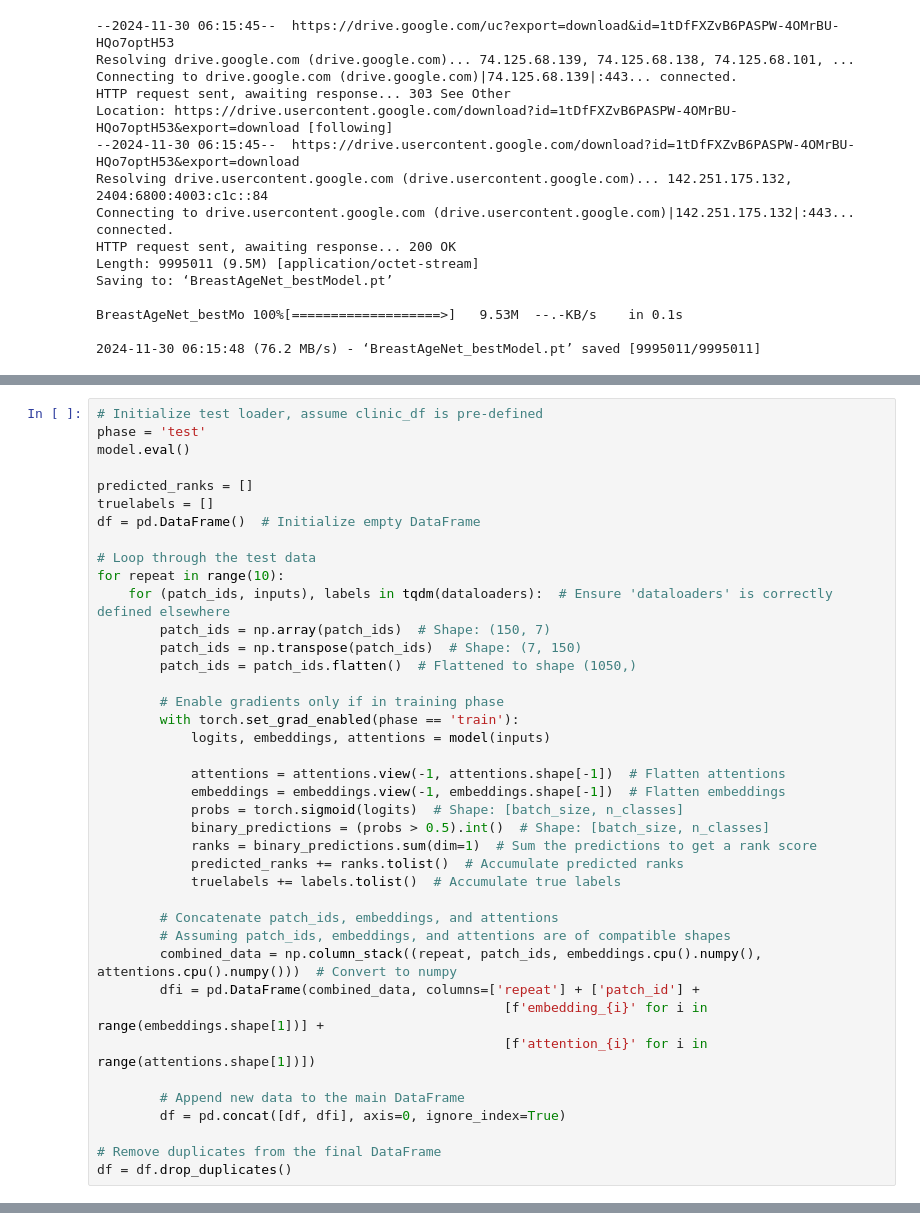
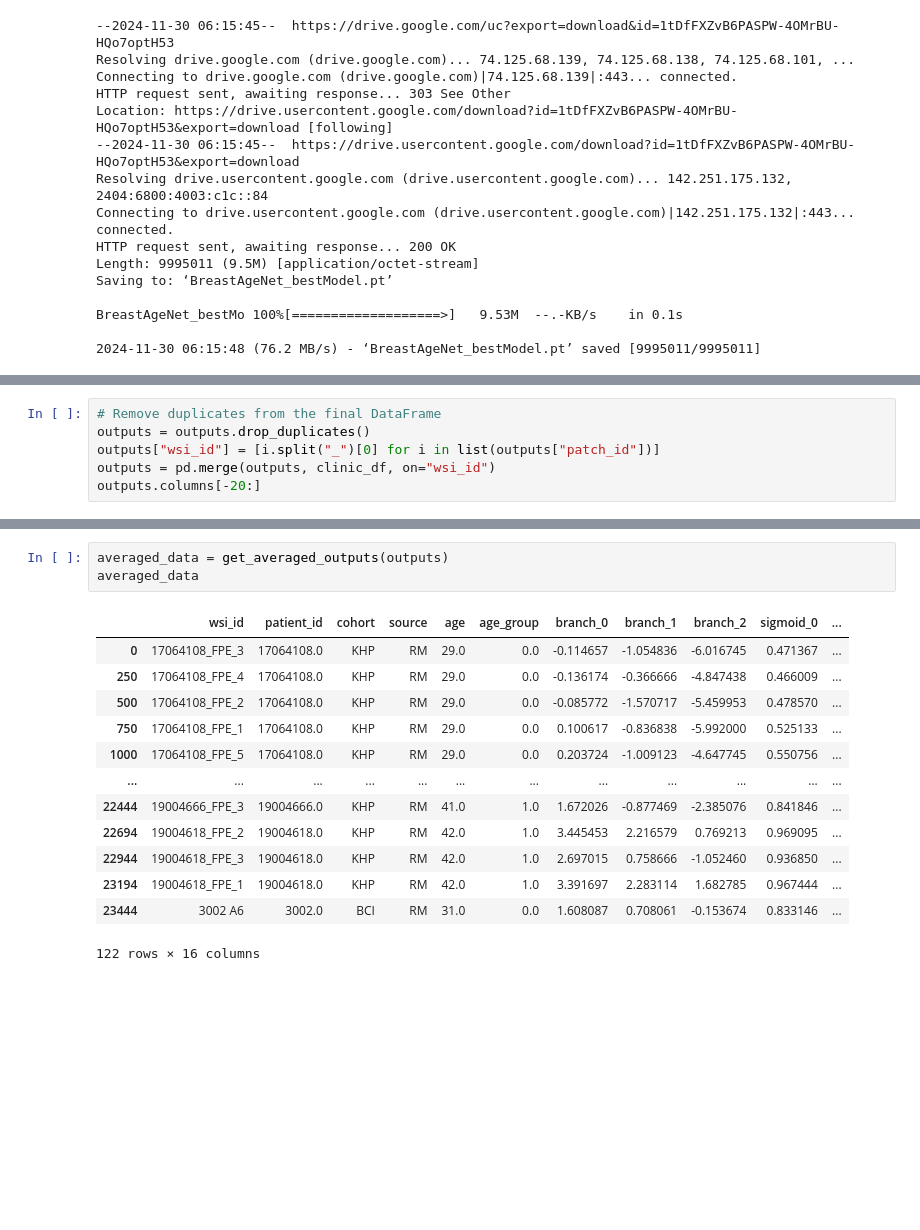
Before and after one commit to SiyuanChen726/BreastAgeNet, a Jupyter notebook: notebooks/inference.ipynb, the cells around one changed output, grey strips where cells are left out. Cells and saved outputs as stored; diff of their text form; blank space fills up the shorter version.

```diff
--- a/notebooks/inference.ipynb
+++ b/notebooks/inference.ipynb
@@ -111,40 +145,6 @@ dataloaders = test_dls.test_dl(df, with_labels=True)
 # %%
-# Initialize test loader, assume clinic_df is pre-defined
-phase = 'test'
-model.eval()
-
-predicted_ranks = []
-truelabels = []
-df = pd.DataFrame()  # Initialize empty DataFrame
-
-# Loop through the test data
-for repeat in range(10):
-    for (patch_ids, inputs), labels in tqdm(dataloaders):  # Ensure 'dataloaders' is correctly defined elsewhere
-        patch_ids = np.array(patch_ids)  # Shape: (150, 7)
-        patch_ids = np.transpose(patch_ids)  # Shape: (7, 150)
-        patch_ids = patch_ids.flatten()  # Flattened to shape (1050,)
-
-        # Enable gradients only if in training phase
-        with torch.set_grad_enabled(phase == 'train'):
-            logits, embeddings, attentions = model(inputs)
-
-            attentions = attentions.view(-1, attentions.shape[-1])  # Flatten attentions
-            embeddings = embeddings.view(-1, embeddings.shape[-1])  # Flatten embeddings
-            probs = torch.sigmoid(logits)  # Shape: [batch_size, n_classes]
-            binary_predictions = (probs > 0.5).int()  # Shape: [batch_size, n_classes]
-            ranks = binary_predictions.sum(dim=1)  # Sum the predictions to get a rank score
-            predicted_ranks += ranks.tolist()  # Accumulate predicted ranks
-            truelabels += labels.tolist()  # Accumulate true labels
-
-        # Concatenate patch_ids, embeddings, and attentions
-        # Assuming patch_ids, embeddings, and attentions are of compatible shapes
-        combined_data = np.column_stack((repeat, patch_ids, embeddings.cpu().numpy(), attentions.cpu().numpy()))  # Convert to numpy
-        dfi = pd.DataFrame(combined_data, columns=['repeat'] + ['patch_id'] +
-                                                    [f'embedding_{i}' for i in range(embeddings.shape[1])] +
-                                                    [f'attention_{i}' for i in range(attentions.shape[1])])
-
-        # Append new data to the main DataFrame
-        df = pd.concat([df, dfi], axis=0, ignore_index=True)
-
 # Remove duplicates from the final DataFrame
-df = df.drop_duplicates()
+outputs = outputs.drop_duplicates()
+outputs["wsi_id"] = [i.split("_")[0] for i in list(outputs["patch_id"])]
+outputs = pd.merge(outputs, clinic_df, on="wsi_id")
+outputs.columns[-20:]
@@ -183,0 +157,17 @@ print(averaged_data[['wsi_id', 'final_prediction']])
+# %%
+averaged_data = get_averaged_outputs(outputs)
+averaged_data
+# %% [output]
+|  | wsi_id | patient_id | cohort | source | age | age_group | branch_0 | branch_1 | branch_2 | sigmoid_0 | ... |
+| 0 | 17064108_FPE_3 | 17064108.0 | KHP | RM | 29.0 | 0.0 | -0.114657 | -1.054836 | -6.016745 | 0.471367 | ... |
+| 250 | 17064108_FPE_4 | 17064108.0 | KHP | RM | 29.0 | 0.0 | -0.136174 | -0.366666 | -4.847438 | 0.466009 | ... |
+| 500 | 17064108_FPE_2 | 17064108.0 | KHP | RM | 29.0 | 0.0 | -0.085772 | -1.570717 | -5.459953 | 0.478570 | ... |
+| 750 | 17064108_FPE_1 | 17064108.0 | KHP | RM | 29.0 | 0.0 | 0.100617 | -0.836838 | -5.992000 | 0.525133 | ... |
+| 1000 | 17064108_FPE_5 | 17064108.0 | KHP | RM | 29.0 | 0.0 | 0.203724 | -1.009123 | -4.647745 | 0.550756 | ... |
+| ... | ... | ... | ... | ... | ... | ... | ... | ... | ... | ... | ... |
+| 22444 | 19004666_FPE_3 | 19004666.0 | KHP | RM | 41.0 | 1.0 | 1.672026 | -0.877469 | -2.385076 | 0.841846 | ... |
+| 22694 | 19004618_FPE_2 | 19004618.0 | KHP | RM | 42.0 | 1.0 | 3.445453 | 2.216579 | 0.769213 | 0.969095 | ... |
+| 22944 | 19004618_FPE_3 | 19004618.0 | KHP | RM | 42.0 | 1.0 | 2.697015 | 0.758666 | -1.052460 | 0.936850 | ... |
+| 23194 | 19004618_FPE_1 | 19004618.0 | KHP | RM | 42.0 | 1.0 | 3.391697 | 2.283114 | 1.682785 | 0.967444 | ... |
+| 23444 | 3002 A6 | 3002.0 | BCI | RM | 31.0 | 0.0 | 1.608087 | 0.708061 | -0.153674 | 0.833146 | ... |
+122 rows × 16 columns
```
Also changed, not shown: parts of 16 cells of this notebook.
